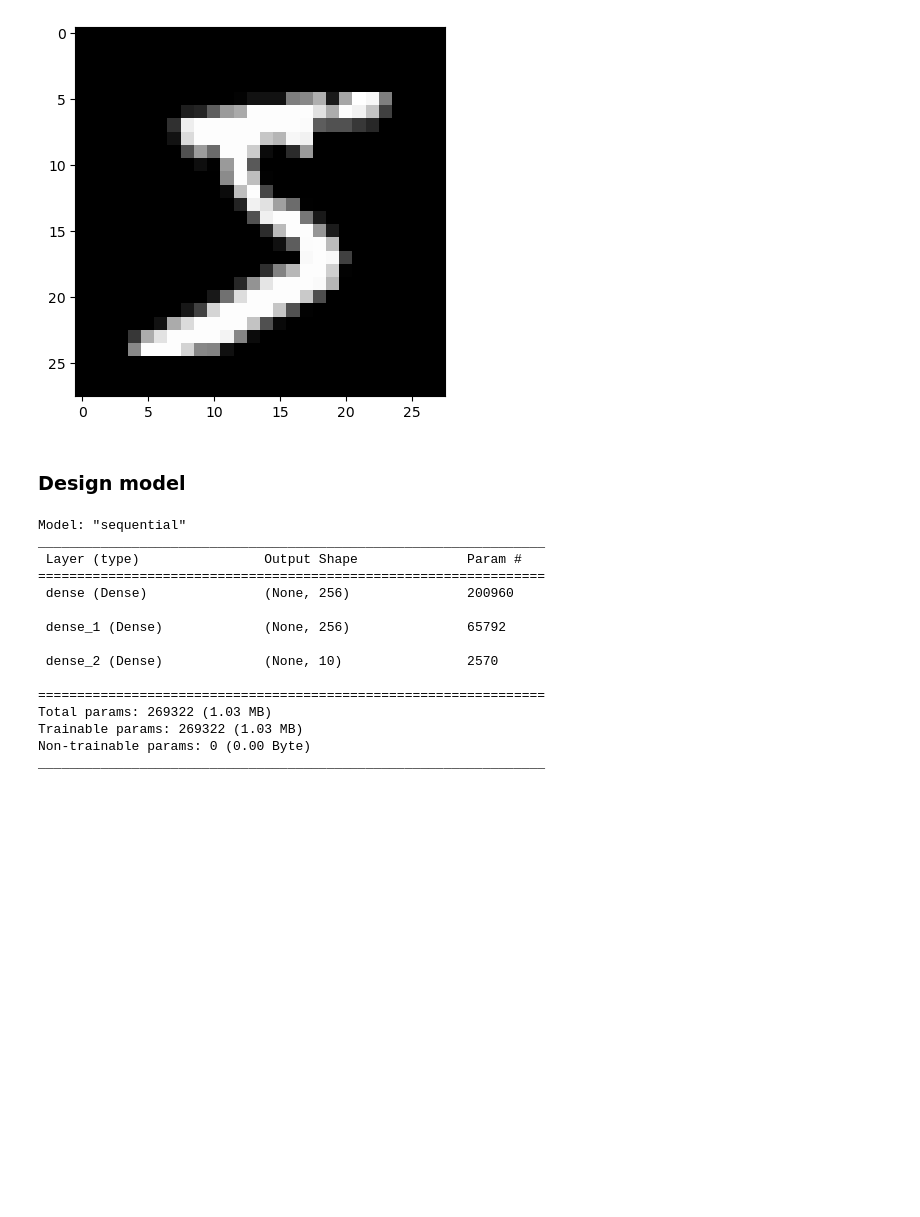
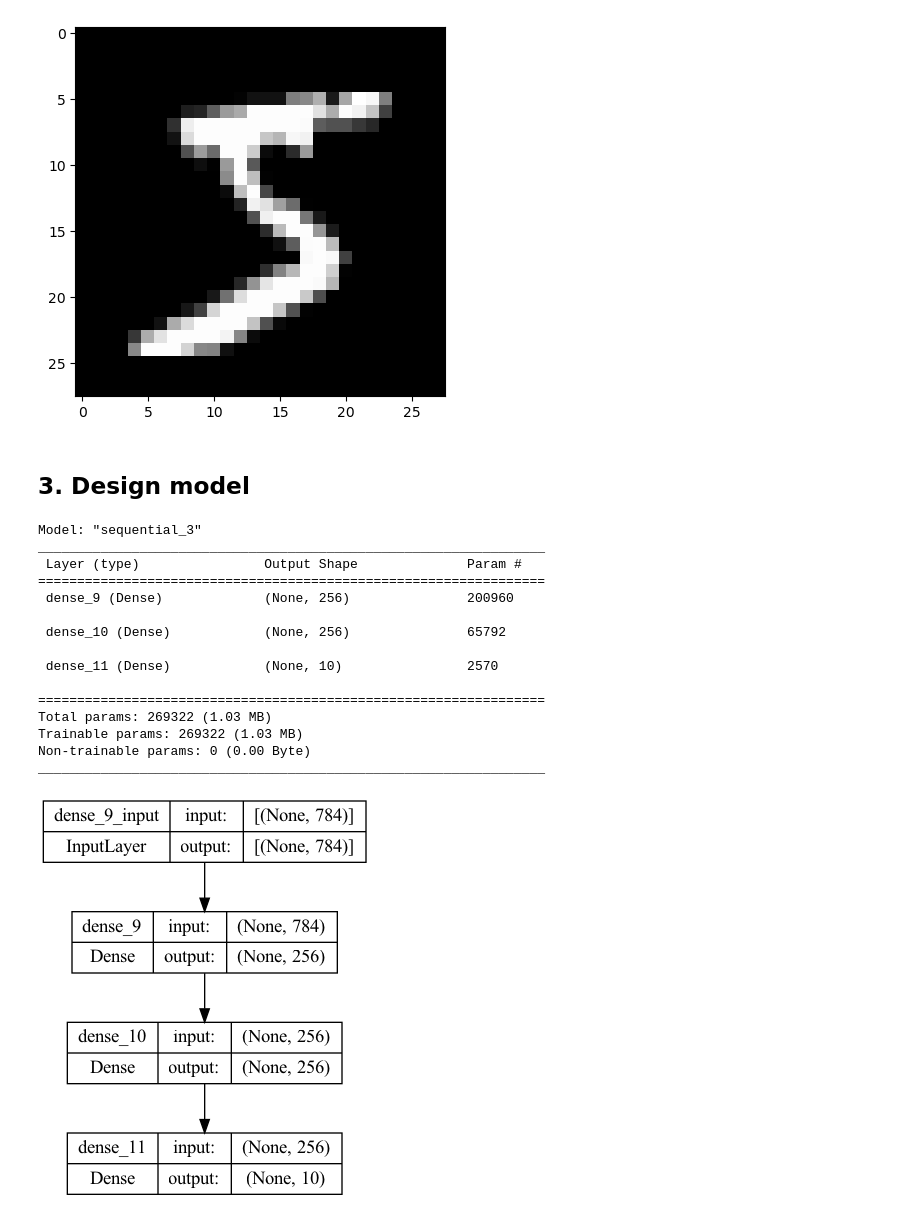
Before and after one commit to GiaKhangLuu/deep_learning_exercises, a Jupyter notebook: day_02/mlp_keras.ipynb, the cells around one changed output. Saved outputs shown, nothing was run; the diff lists cells and outputs as text; code cells hidden in the pictures; blank space fills up the shorter version.

```diff
--- a/day_02/mlp_keras.ipynb
+++ b/day_02/mlp_keras.ipynb
@@ -46,29 +50,30 @@ Label:  5
 One-hot vector:  [0. 0. 0. 0. 0. 1. 0. 0. 0. 0.]
 [figure]
 # %% [markdown]
-### Design model
+## 3. Design model
 # %%
 model = Sequential()
 
 model.add(Dense(units=256, input_dim=input_size, activation='relu'))
 model.add(Dense(units=256, activation='relu'))
 model.add(Dense(units=num_labels, activation='softmax'))
 
 model.summary()
-#plot_model(model, to_file='mlp-mnist.png', show_shapes=True)
+plot_model(model, to_file='mlp-mnist.png', show_shapes=True)
 # %% [output]
-Model: "sequential"
+Model: "sequential_3"
 _________________________________________________________________
  Layer (type)                Output Shape              Param #
 =================================================================
- dense (Dense)               (None, 256)               200960
+ dense_9 (Dense)             (None, 256)               200960
 
- dense_1 (Dense)             (None, 256)               65792
+ dense_10 (Dense)            (None, 256)               65792
 
- dense_2 (Dense)             (None, 10)                2570
+ dense_11 (Dense)            (None, 10)                2570
 
 =================================================================
 Total params: 269322 (1.03 MB)
 Trainable params: 269322 (1.03 MB)
 Non-trainable params: 0 (0.00 Byte)
 _________________________________________________________________
+[figure, added]
```
Also changed, not shown: parts of 14 cells of this notebook, 2 other files.
